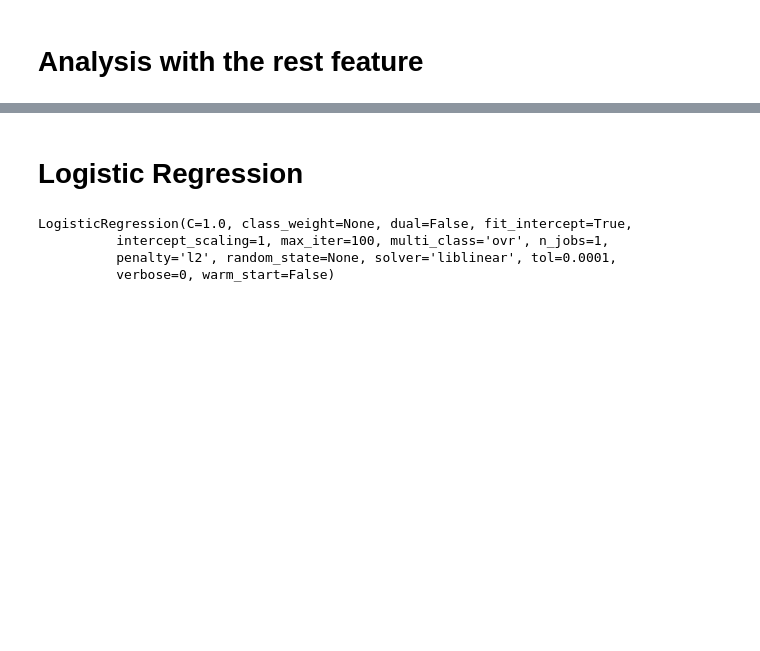
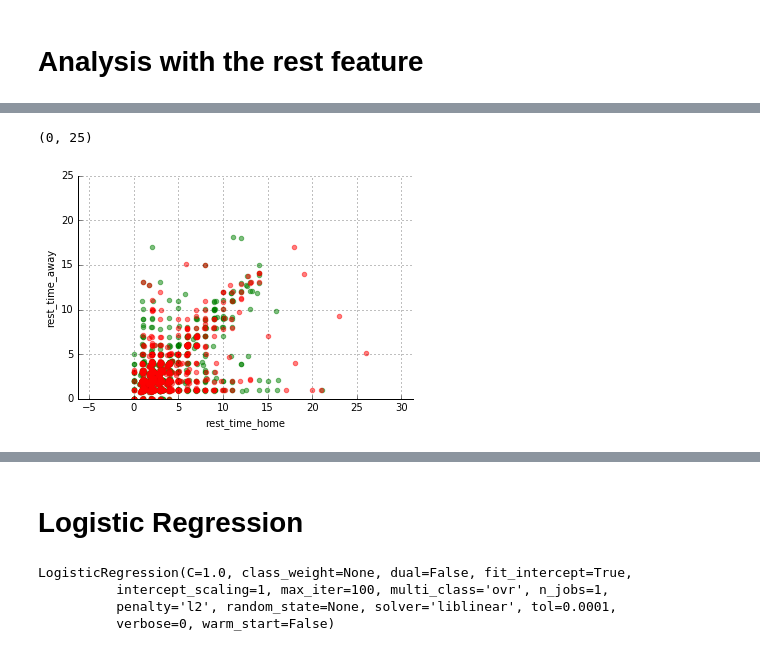
Before and after one commit to louisguitton/nba-predict, a Jupyter notebook: analysis/analysis-with-rest.ipynb, the cells around one changed output, grey strips where cells are left out. Drawn from its saved outputs; the diff is of its cells as text; code cells hidden in the pictures; blank space fills up the shorter version.

```diff
--- a/analysis/analysis-with-rest.ipynb
+++ b/analysis/analysis-with-rest.ipynb
@@ -71,0 +100,7 @@ X_test_map = clean_nan(X_test);
+# %%
+plot_feature_space(X_train,'rest_time_home','rest_time_away')
+plt.xlim([0,25])
+plt.ylim([0,25])
+# %% [output]
+(0, 25)
+[figure, added]
```
Also changed, not shown: parts of 34 cells of this notebook.
